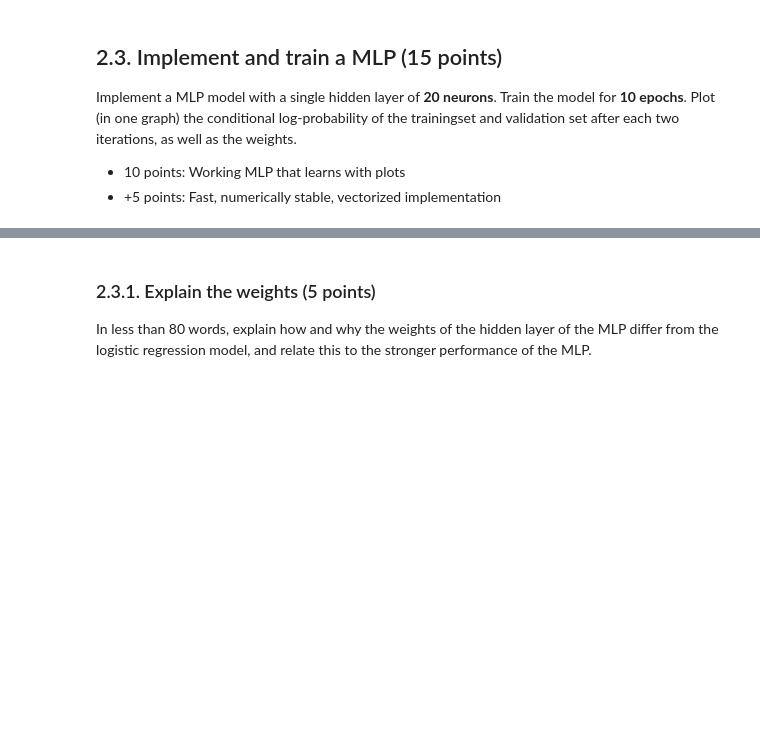
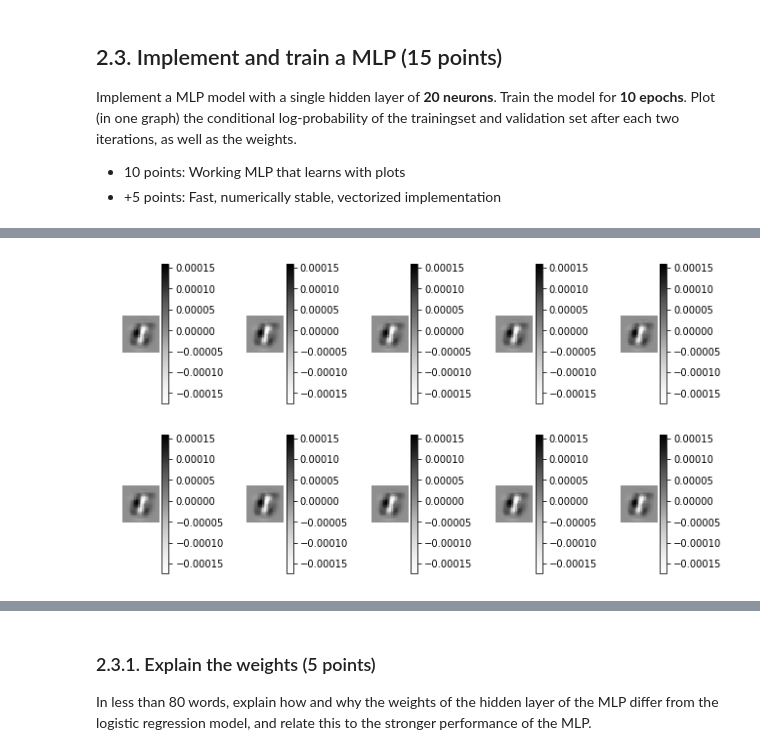
Before and after one commit to I-Pica/ML1, a Jupyter notebook: lab2 Partha.ipynb, the cells around one changed output, grey strips where cells are left out. Saved outputs shown, nothing was run; the diff lists cells and outputs as text; code cells hidden in the pictures; blank space fills up the shorter version.

```diff
--- a/lab2 Partha.ipynb
+++ b/lab2 Partha.ipynb
@@ -622,0 +847,4 @@ raise NotImplementedError()
+# %%
+plot_digits(v[:, 0:10:1].T, num_cols=5)
+# %% [output]
+[figure, added]
```
Also changed, not shown: parts of 15 cells of this notebook.
